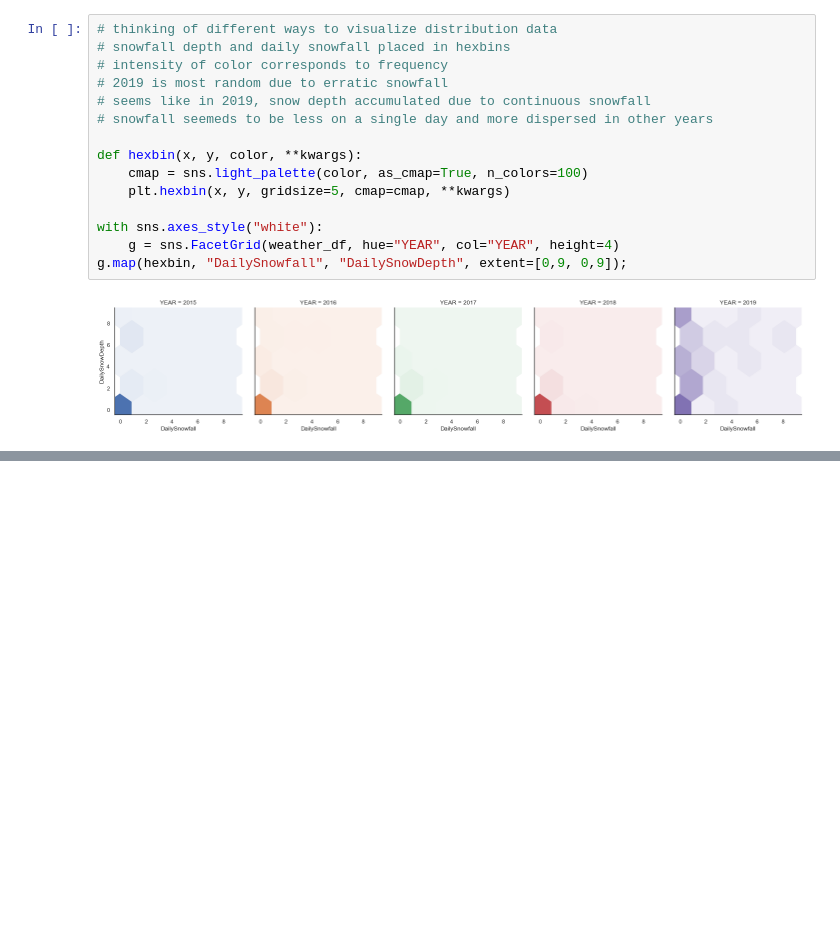
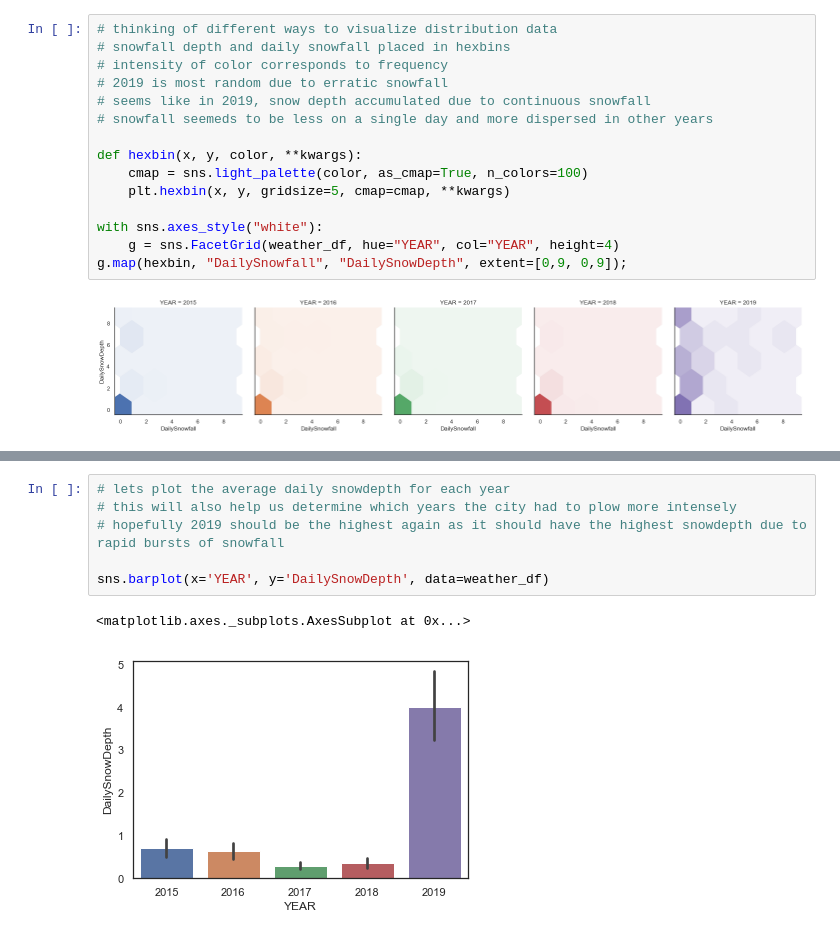
Before and after one commit to tylerharter/s19-city-t1, a Jupyter notebook: Madison Snowfall Visualization.ipynb, the cells around one changed output, grey strips where cells are left out. Cells and saved outputs as stored; diff of their text form; blank space fills up the shorter version.

```diff
--- a/Madison Snowfall Visualization.ipynb
+++ b/Madison Snowfall Visualization.ipynb
@@ -76,0 +109,9 @@ g.map(hexbin, "DailySnowfall", "DailySnowDepth", extent=[0,9, 0,9]);
+# %%
+# lets plot the average daily snowdepth for each year
+# this will also help us determine which years the city had to plow more intensely
+# hopefully 2019 should be the highest again as it should have the highest snowdepth due to rapid bursts of snowfall
+
+sns.barplot(x='YEAR', y='DailySnowDepth', data=weather_df)
+# %% [output]
+<matplotlib.axes._subplots.AxesSubplot at 0x...>
+[figure, added]
```
Also changed, not shown: parts of 5 cells of this notebook.
